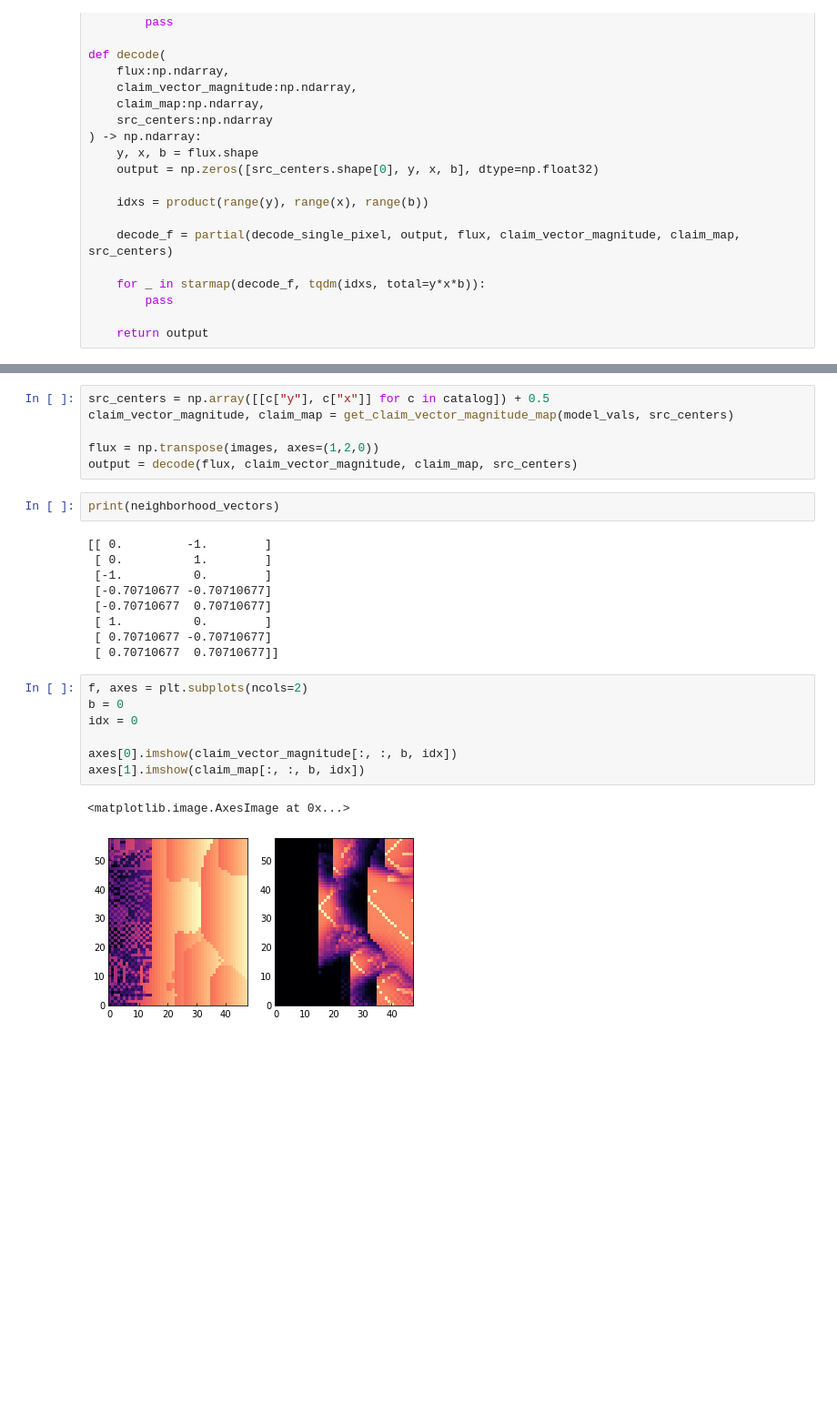
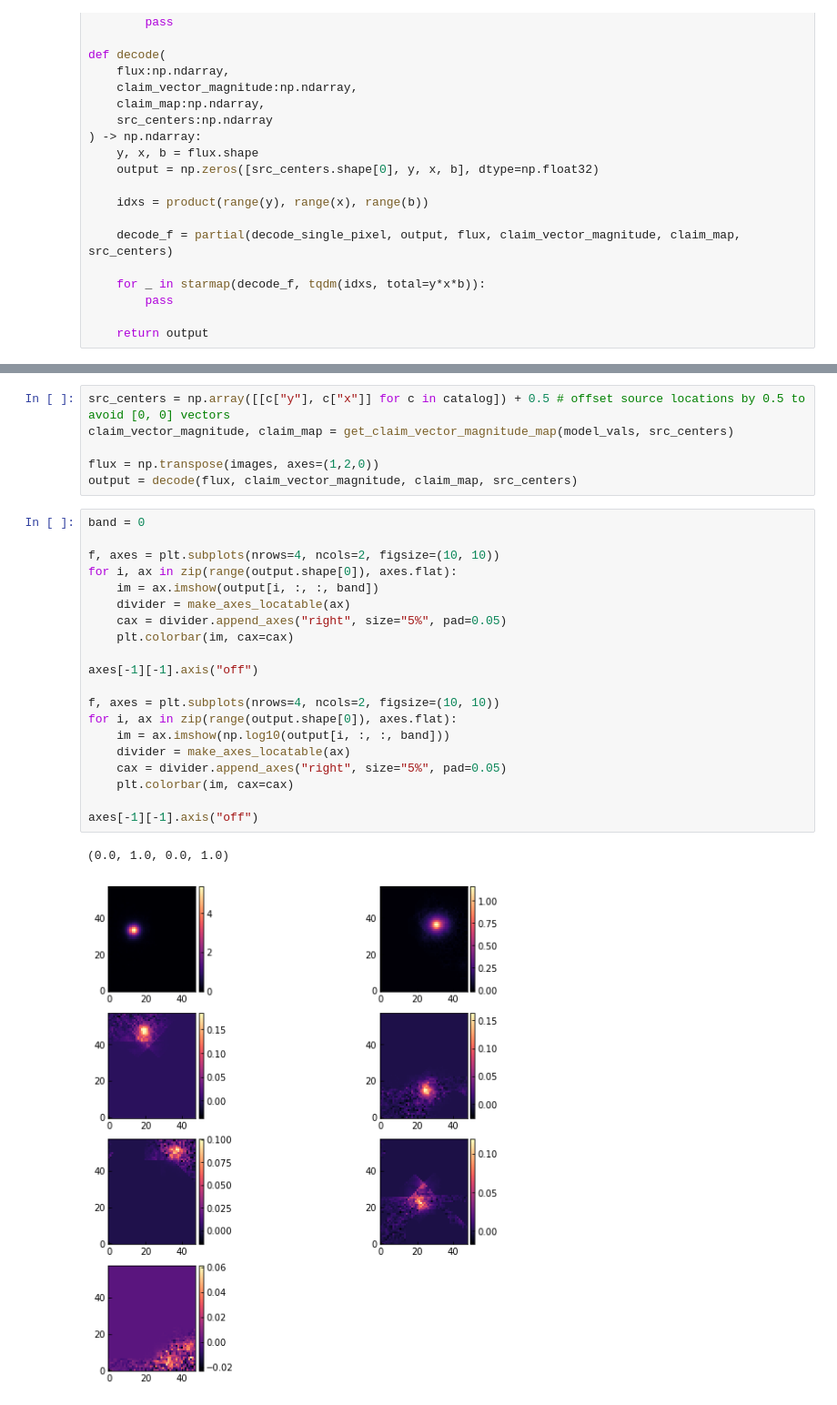
Before and after one commit to ryanhausen/morpheus-deblend, a Jupyter notebook: notebooks/discrete_direction.ipynb, the cells around one changed output, grey strips where cells are left out. Shown at 91% size. Drawn from its saved outputs; the diff is of its cells as text; blank space fills up the shorter version.

```diff
--- a/notebooks/discrete_direction.ipynb
+++ b/notebooks/discrete_direction.ipynb
@@ -278,27 +330,29 @@ def decode(
 # %%
-src_centers = np.array([[c["y"], c["x"]] for c in catalog]) + 0.5
+src_centers = np.array([[c["y"], c["x"]] for c in catalog]) + 0.5 # offset source locations by 0.5 to avoid [0, 0] vectors
 claim_vector_magnitude, claim_map = get_claim_vector_magnitude_map(model_vals, src_centers)
 
 flux = np.transpose(images, axes=(1,2,0))
 output = decode(flux, claim_vector_magnitude, claim_map, src_centers)
-# %%
-print(neighborhood_vectors)
-# %% [output]
-[[ 0.         -1.        ]
- [ 0.          1.        ]
- [-1.          0.        ]
- [-0.70710677 -0.70710677]
- [-0.70710677  0.70710677]
- [ 1.          0.        ]
- [ 0.70710677 -0.70710677]
- [ 0.70710677  0.70710677]]
-# %%
-f, axes = plt.subplots(ncols=2)
-b = 0
-idx = 0
-
-axes[0].imshow(claim_vector_magnitude[:, :, b, idx])
-axes[1].imshow(claim_map[:, :, b, idx])
-# %% [output]
-<matplotlib.image.AxesImage at 0x...>
-[figure, removed]
+# %%
+band = 0
+
+f, axes = plt.subplots(nrows=4, ncols=2, figsize=(10, 10))
+for i, ax in zip(range(output.shape[0]), axes.flat):
+    im = ax.imshow(output[i, :, :, band])
+    divider = make_axes_locatable(ax)
+    cax = divider.append_axes("right", size="5%", pad=0.05)
+    plt.colorbar(im, cax=cax)
+
+axes[-1][-1].axis("off")
+
+f, axes = plt.subplots(nrows=4, ncols=2, figsize=(10, 10))
+for i, ax in zip(range(output.shape[0]), axes.flat):
+    im = ax.imshow(np.log10(output[i, :, :, band]))
+    divider = make_axes_locatable(ax)
+    cax = divider.append_axes("right", size="5%", pad=0.05)
+    plt.colorbar(im, cax=cax)
+
+axes[-1][-1].axis("off")
+# %% [output]
+(0.0, 1.0, 0.0, 1.0)
+[figure, added]
```
Also changed, not shown: parts of 16 cells of this notebook.
